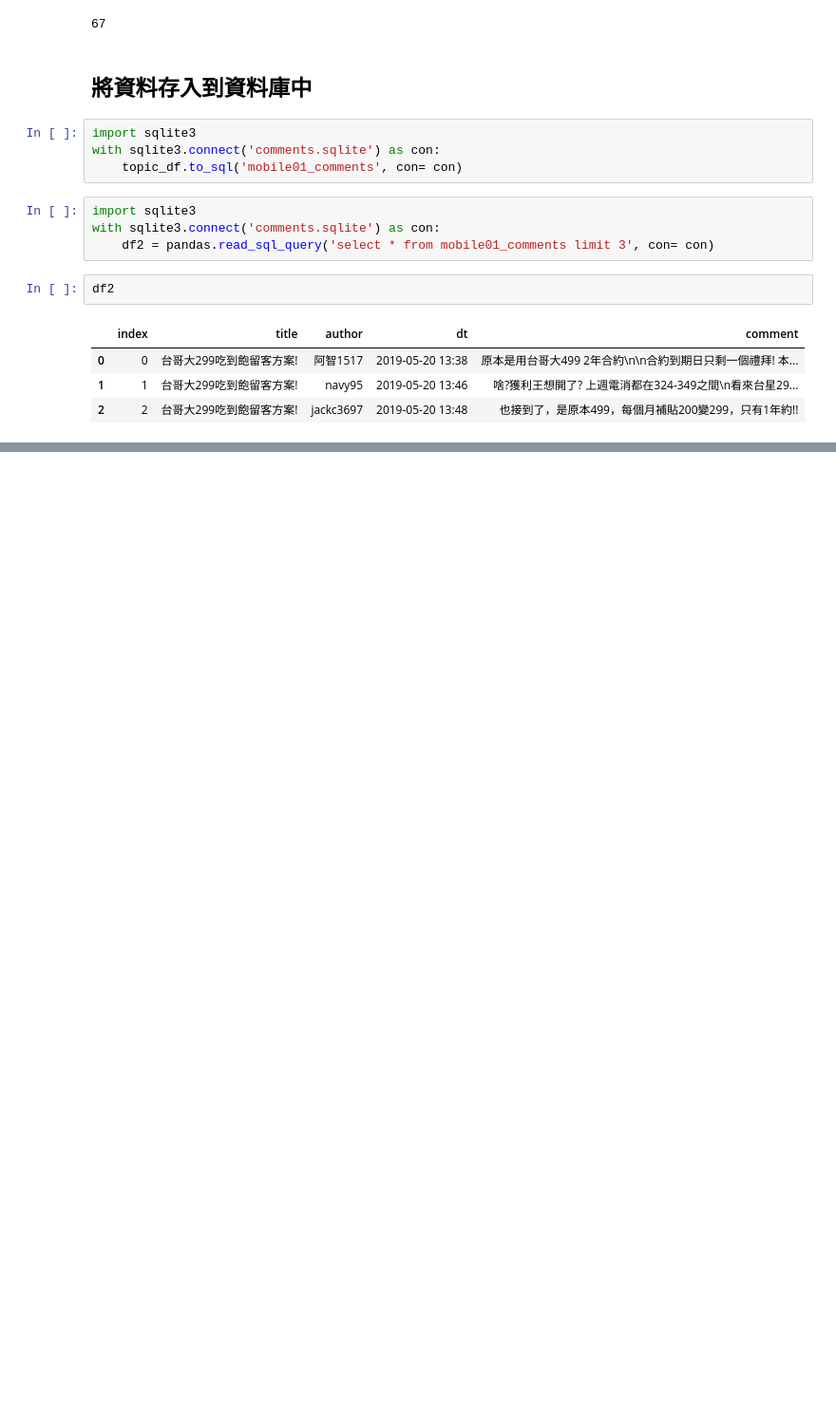
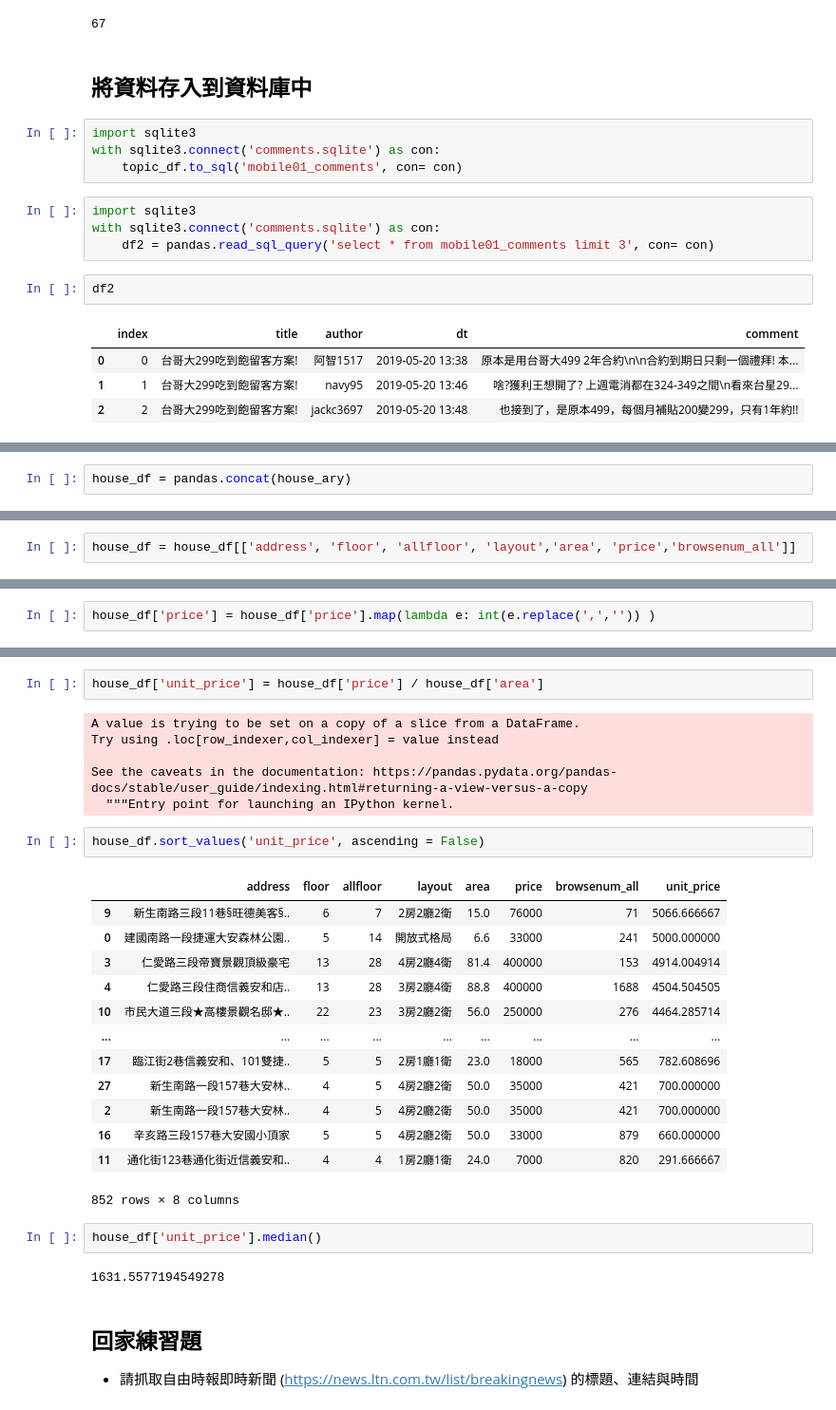
Before and after one commit to ywchiu/twm_crawler, a Jupyter notebook: Demo20201016.ipynb, the cells around one changed output, grey strips where cells are left out. Shown at 95% size. Drawn from its saved outputs; the diff is of its cells as text; blank space fills up the shorter version.

```diff
--- a/Demo20201016.ipynb
+++ b/Demo20201016.ipynb
@@ -819,0 +855,2 @@ df2
+# %%
+house_df = pandas.concat(house_ary)
@@ -819,0 +861,2 @@ df2
+# %%
+house_df = house_df[['address', 'floor', 'allfloor', 'layout','area', 'price','browsenum_all']]
@@ -819,0 +872,2 @@ df2
+# %%
+house_df['price'] = house_df['price'].map(lambda e: int(e.replace(',','')) )
@@ -819,0 +896,31 @@ df2
+# %%
+house_df['unit_price'] = house_df['price'] / house_df['area']
+# %% [output]
+A value is trying to be set on a copy of a slice from a DataFrame.
+Try using .loc[row_indexer,col_indexer] = value instead
+
+See the caveats in the documentation: https://pandas.pydata.org/pandas-docs/stable/user_guide/indexing.html#returning-a-view-versus-a-copy
+  """Entry point for launching an IPython kernel.
+# %%
+house_df.sort_values('unit_price', ascending = False)
+# %% [output]
+|  | address | floor | allfloor | layout | area | price | browsenum_all | unit_price |
+| 9 | 新生南路三段11巷§旺德美客§.. | 6 | 7 | 2房2廳2衛 | 15.0 | 76000 | 71 | 5066.666667 |
+| 0 | 建國南路一段捷運大安森林公園.. | 5 | 14 | 開放式格局 | 6.6 | 33000 | 241 | 5000.000000 |
+| 3 | 仁愛路三段帝寶景觀頂級豪宅 | 13 | 28 | 4房2廳4衛 | 81.4 | 400000 | 153 | 4914.004914 |
+| 4 | 仁愛路三段住商信義安和店.. | 13 | 28 | 3房2廳4衛 | 88.8 | 400000 | 1688 | 4504.504505 |
+| 10 | 市民大道三段★高樓景觀名邸★.. | 22 | 23 | 3房2廳2衛 | 56.0 | 250000 | 276 | 4464.285714 |
+| ... | ... | ... | ... | ... | ... | ... | ... | ... |
+| 17 | 臨江街2巷信義安和、101雙捷.. | 5 | 5 | 2房1廳1衛 | 23.0 | 18000 | 565 | 782.608696 |
+| 27 | 新生南路一段157巷大安林.. | 4 | 5 | 4房2廳2衛 | 50.0 | 35000 | 421 | 700.000000 |
+| 2 | 新生南路一段157巷大安林.. | 4 | 5 | 4房2廳2衛 | 50.0 | 35000 | 421 | 700.000000 |
+| 16 | 辛亥路三段157巷大安國小頂家 | 5 | 5 | 4房2廳2衛 | 50.0 | 33000 | 879 | 660.000000 |
+| 11 | 通化街123巷通化街近信義安和.. | 4 | 4 | 1房2廳1衛 | 24.0 | 7000 | 820 | 291.666667 |
+852 rows × 8 columns
+# %%
+house_df['unit_price'].median()
+# %% [output]
+1631.5577194549278
+# %% [markdown]
+## 回家練習題
+-  請抓取自由時報即時新聞 (https://news.ltn.com.tw/list/breakingnews) 的標題、連結與時間
```
Also changed, not shown: parts of 11 cells of this notebook.
